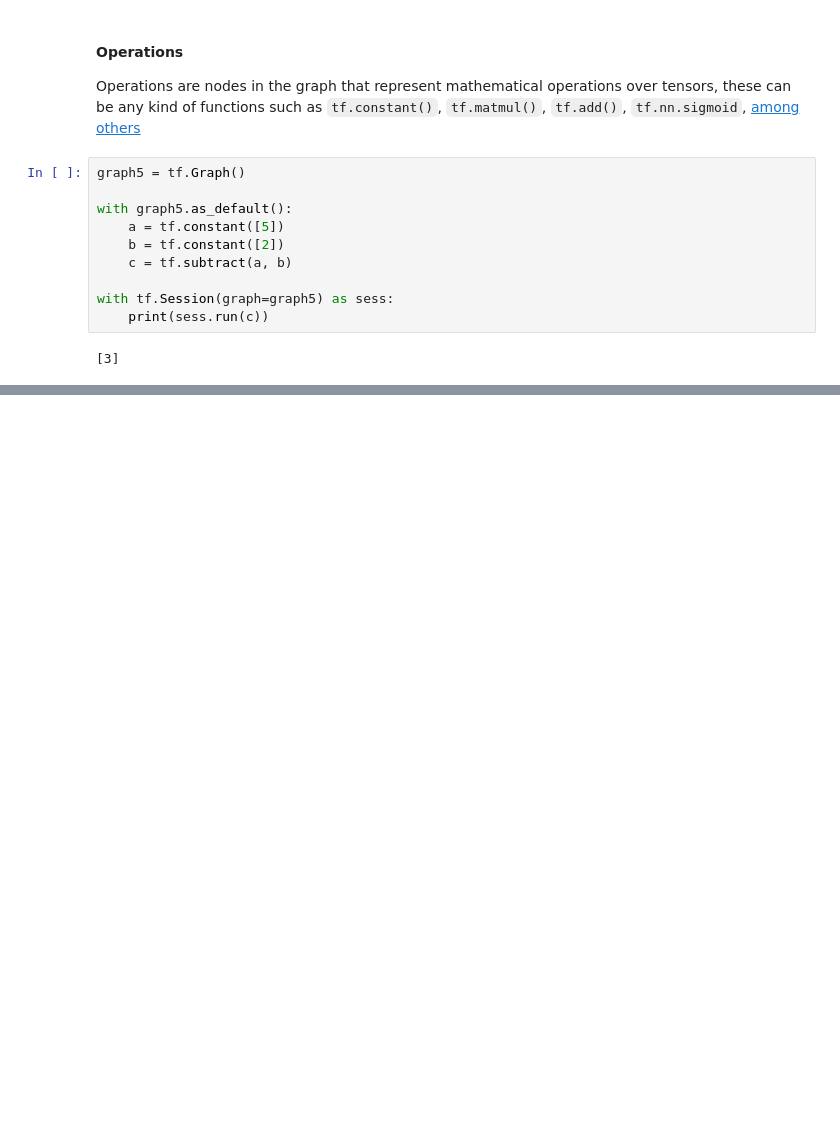
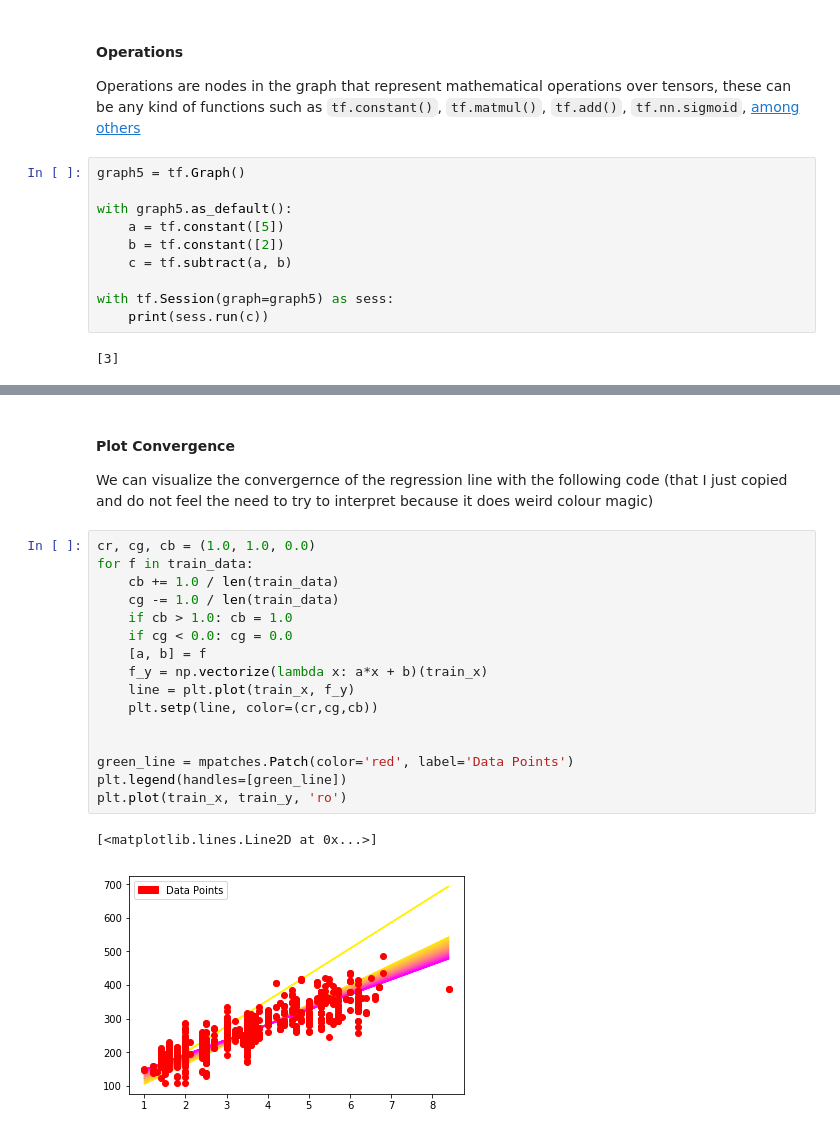
Before and after one commit to nabeelvalley/docs, a Jupyter notebook: dsx-with-python/notebooks/deep-learning-with-tensorflow.ipynb, the cells around one changed output, grey strips where cells are left out. Drawn from its saved outputs; the diff is of its cells as text; blank space fills up the shorter version.

Commit message:
:memo: end of linear regression lab

```diff
--- a/dsx-with-python/notebooks/deep-learning-with-tensorflow.ipynb
+++ b/dsx-with-python/notebooks/deep-learning-with-tensorflow.ipynb
@@ -233,0 +376,23 @@ with tf.Session(graph=graph5) as sess:
+# %% [markdown]
+#### Plot Convergence
+
+We can visualize the convergernce of the regression line with the following code (that I just copied and do not feel the need to try to interpret because it does weird colour magic)
+# %%
+cr, cg, cb = (1.0, 1.0, 0.0)
+for f in train_data:
+    cb += 1.0 / len(train_data)
+    cg -= 1.0 / len(train_data)
+    if cb > 1.0: cb = 1.0
+    if cg < 0.0: cg = 0.0
+    [a, b] = f
+    f_y = np.vectorize(lambda x: a*x + b)(train_x)
+    line = plt.plot(train_x, f_y)
+    plt.setp(line, color=(cr,cg,cb))
+
+
+green_line = mpatches.Patch(color='red', label='Data Points')
+plt.legend(handles=[green_line])
+plt.plot(train_x, train_y, 'ro')
+# %% [output]
+[<matplotlib.lines.Line2D at 0x...>]
+[figure, added]
```
Also changed, not shown: parts of 19 cells of this notebook.
